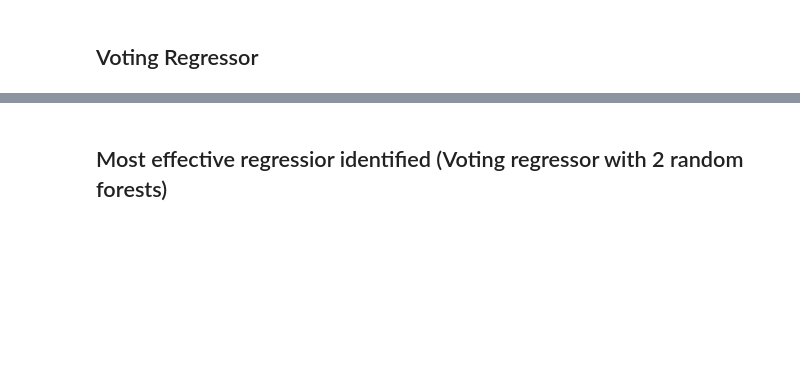
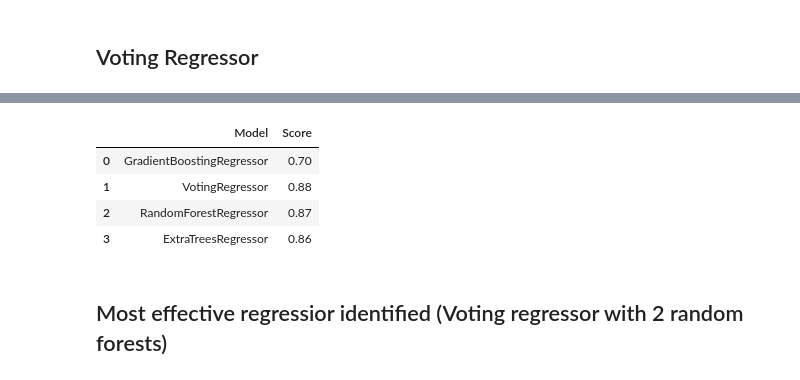
Before and after one commit to nadunys/data-storm-3.0, a Jupyter notebook: 2022-03-27/ds_2.ipynb, the cells around one changed output, grey strips where cells are left out. Drawn from its saved outputs; the diff is of its cells as text; code cells hidden in the pictures; blank space fills up the shorter version.

```diff
--- a/2022-03-27/ds_2.ipynb
+++ b/2022-03-27/ds_2.ipynb
@@ -355,3 +358,36 @@ plt.plot(Y_test - voting_reg_predictions, marker='o', linestyle='')
+# %%
+
+from sklearn.ensemble import GradientBoostingRegressor
+from sklearn.compose import TransformedTargetRegressor
+from sklearn.preprocessing import QuantileTransformer
+
+#generic function to fit model and return metrics for every algorithm
+def boost_models(x):
+    #transforming target variable through quantile transformer
+    regr_trans = TransformedTargetRegressor(regressor=x, transformer=QuantileTransformer(output_distribution='normal'))
+    regr_trans.fit(X_train, Y_train)
+    yhat = regr_trans.predict(X_test)
+    algoname= x.__class__.__name__
+    return algoname, round(np.sqrt(explained_variance_score(Y_test, yhat)),2)
+
+r1 = RandomForestRegressor(n_estimators=100, random_state=10, criterion='absolute_error')
+r2 = RandomForestRegressor(n_estimators=10, random_state=1)
+
+vr = VotingRegressor([('rf', r1), ('et', r2)])
+
+algo=[GradientBoostingRegressor(), vr, RandomForestRegressor(), ExtraTreesRegressor()]
+score=[]
+for a in algo:
+    score.append(boost_models(a))
+
+#Collate all scores in a table
+pd.DataFrame(score, columns=['Model', 'Score'])
+# %% [output]
+|  | Model | Score |
+| 0 | GradientBoostingRegressor | 0.70 |
+| 1 | VotingRegressor | 0.88 |
+| 2 | RandomForestRegressor | 0.87 |
+| 3 | ExtraTreesRegressor | 0.86 |
 # %% [markdown]
 ## Most effective regressior identified (Voting regressor with 2 random forests)
 # %%
```
Also changed, not shown: parts of 13 cells of this notebook.
